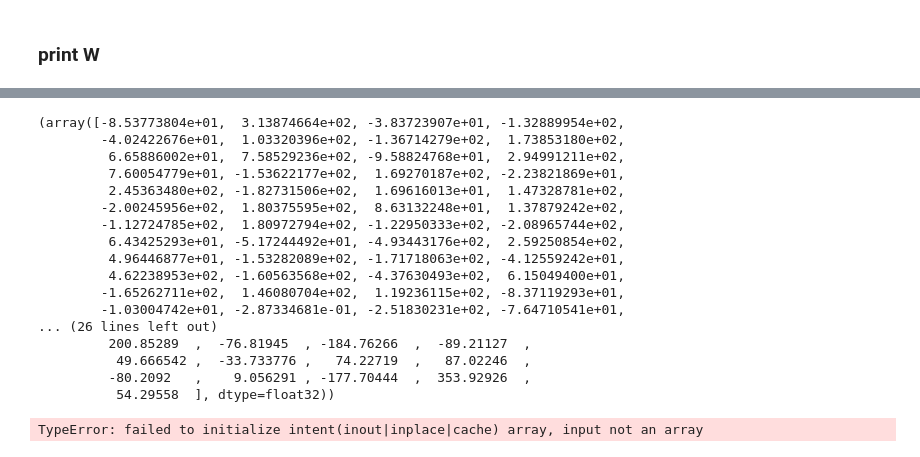
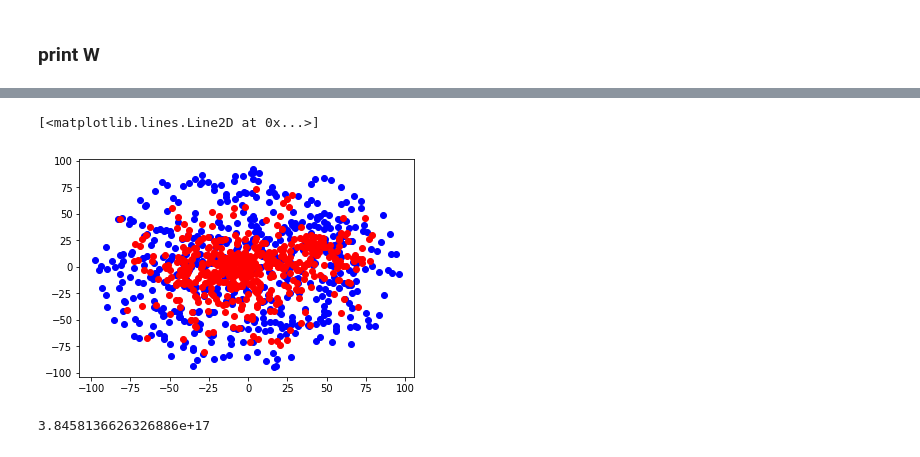
Before and after one commit to ornemarioni/metodos_numericos, a Jupyter notebook: euler.ipynb, the cells around one changed output, grey strips where cells are left out. Saved outputs shown, nothing was run; the diff lists cells and outputs as text; code cells hidden in the pictures.

```diff
--- a/euler.ipynb
+++ b/euler.ipynb
@@ -154,28 +154,3 @@ plt.plot(xx,yy,'o', color='r')
 # %%
-from integradores2 import *
-ax,ay,az=integradores2.a_str(0.5,m,x,y,z,len(m))
+from integradores import *
+ax,ay,az=integradores.a_str(0.5,m,x,y,z)
-# %%
-ax,ay,az
-# %% [output]
-(array([-8.53773804e+01,  3.13874664e+02, -3.83723907e+01, -1.32889954e+02,
-        -4.02422676e+01,  1.03320396e+02, -1.36714279e+02,  1.73853180e+02,
-         6.65886002e+01,  7.58529236e+02, -9.58824768e+01,  2.94991211e+02,
-         7.60054779e+01, -1.53622177e+02,  1.69270187e+02, -2.23821869e+01,
-         2.45363480e+02, -1.82731506e+02,  1.69616013e+01,  1.47328781e+02,
-        -2.00245956e+02,  1.80375595e+02,  8.63132248e+01,  1.37879242e+02,
-        -1.12724785e+02,  1.80972794e+02, -1.22950333e+02, -2.08965744e+02,
-         6.43425293e+01, -5.17244492e+01, -4.93443176e+02,  2.59250854e+02,
-         4.96446877e+01, -1.53282089e+02, -1.71718063e+02, -4.12559242e+01,
-         4.62238953e+02, -1.60563568e+02, -4.37630493e+02,  6.15049400e+01,
-        -1.65262711e+02,  1.46080704e+02,  1.19236115e+02, -8.37119293e+01,
-        -1.03004742e+01, -2.87334681e-01, -2.51830231e+02, -7.64710541e+01,
-... (26 lines left out)
-         200.85289  ,  -76.81945  , -184.76266  ,  -89.21127  ,
-          49.666542 ,  -33.733776 ,   74.22719  ,   87.02246  ,
-         -80.2092   ,    9.056291 , -177.70444  ,  353.92926  ,
-          54.29558  ], dtype=float32))
-# %%
-eps=0.5
-xo,yo,zo,vxo,vyo,vzo,axo,ayo,azo = integradores2.euler(len(x),h,x,y,z,vx,vy,vz,ax,ay,az)
-# %% [output]
-TypeError: failed to initialize intent(inout|inplace|cache) array, input not an array
@@ -185,0 +157,14 @@ len(x),h
+# %%
+#%%timeit
+h = 0.001
+nit=1000
+eps=0.5
+#h = 0.0001
+#nit = 100000
+x0,y0,z0,vx0,vy0,vz0,ax0,ay0,az0 =integradores.euler(eps,h,nit,m,x,y,z,vx,vy,vz,ax,ay,az)
+# %%
+plot(x,y,'o', color='b')
+plot(x0,y0,'o', color='r')
+# %% [output]
+[<matplotlib.lines.Line2D at 0x...>]
+[figure, added]
@@ -185,0 +183,22 @@ len(x),h
+# %%
+G = 4.299e-6
+#E = np.zeros(10)
+
+#for k in range(0,10):
+
+for i in range(0,len(m)):
+
+    for j in range(0,len(m)):
+        if i!=j :
+            dx = x[i]-x[j]
+            dy = y[i]-y[j]
+            dz = z[i]-z[j]
+
+            dist = (dx**2 + dy**2 + dz**2)**0.5
+            e = e + G*m[i]*m[j]/dist
+
+ #    E[k] = e
+
+print e
+# %% [output]
+3.8458136626326886e+17
```
Also changed, not shown: parts of 12 cells of this notebook.
